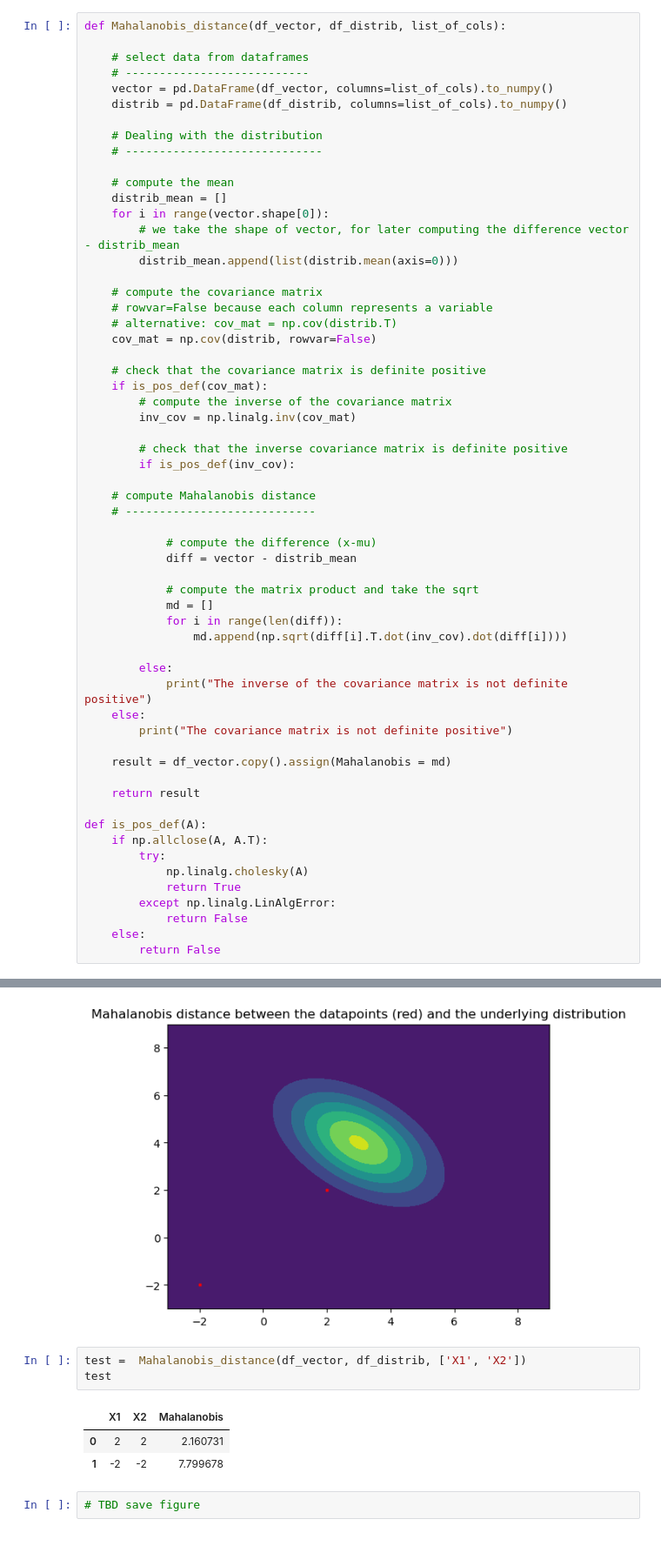
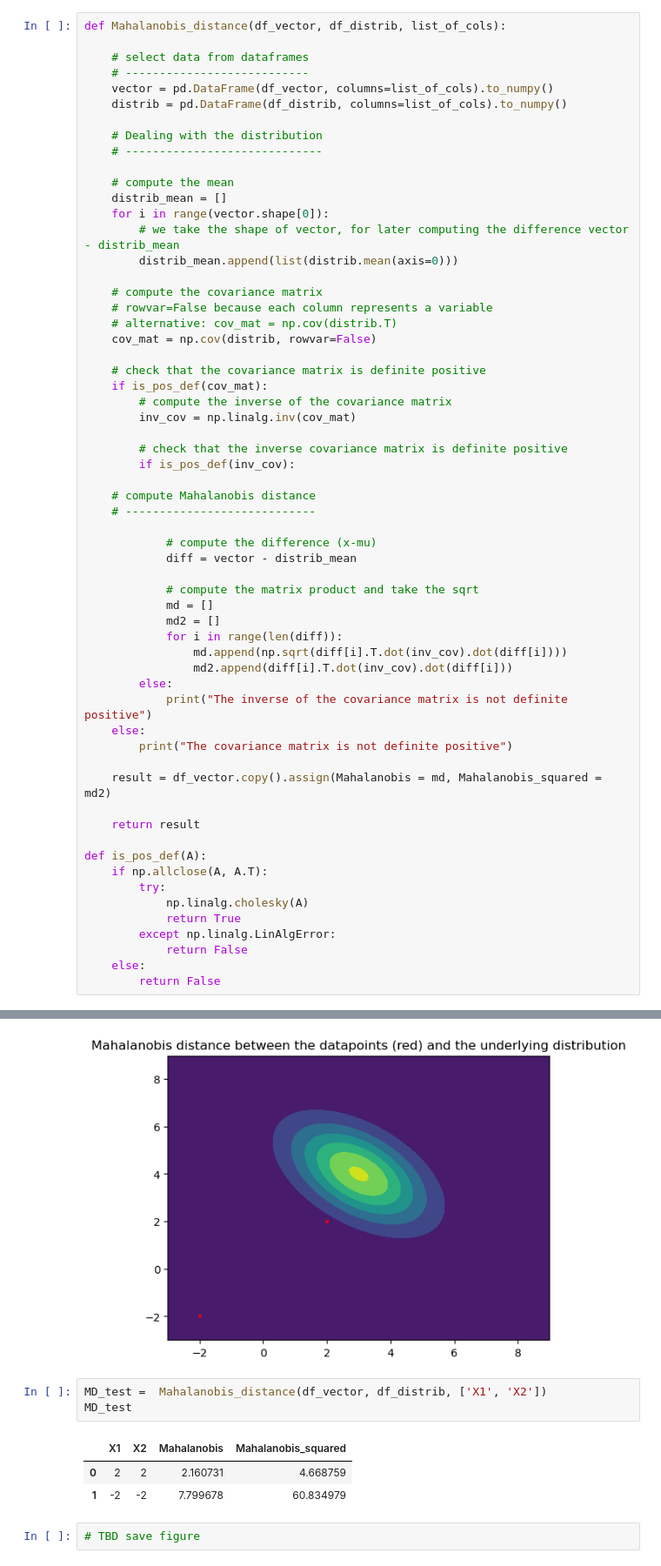
Before and after one commit to bertlem/find_members, a Jupyter notebook: 01-Mahalanobis_example.ipynb, the cells around one changed output, grey strips where cells are left out. Shown: that part at 87% size. Cells and saved outputs as stored; diff of their text form.

```diff
--- a/01-Mahalanobis_example.ipynb
+++ b/01-Mahalanobis_example.ipynb
@@ -90,15 +98,16 @@ def Mahalanobis_distance(df_vector, df_distrib, list_of_cols):
 
             # compute the matrix product and take the sqrt
             md = []
+            md2 = []
             for i in range(len(diff)):
                 md.append(np.sqrt(diff[i].T.dot(inv_cov).dot(diff[i])))
-
+                md2.append(diff[i].T.dot(inv_cov).dot(diff[i]))
         else:
             print("The inverse of the covariance matrix is not definite positive")
     else:
         print("The covariance matrix is not definite positive")
 
-    result = df_vector.copy().assign(Mahalanobis = md)
+    result = df_vector.copy().assign(Mahalanobis = md, Mahalanobis_squared = md2)
 
     return result
 
@@ -129,11 +138,11 @@ Distribution (head) =
 4  3.958634  3.808662
 [figure]
 # %%
-test =  Mahalanobis_distance(df_vector, df_distrib, ['X1', 'X2'])
-test
+MD_test =  Mahalanobis_distance(df_vector, df_distrib, ['X1', 'X2'])
+MD_test
 # %% [output]
-|  | X1 | X2 | Mahalanobis |
-| 0 | 2 | 2 | 2.160731 |
-| 1 | -2 | -2 | 7.799678 |
+|  | X1 | X2 | Mahalanobis | Mahalanobis_squared |
+| 0 | 2 | 2 | 2.160731 | 4.668759 |
+| 1 | -2 | -2 | 7.799678 | 60.834979 |
 # %%
 # TBD save figure
```
Also changed, not shown: parts of 21 cells of this notebook.
